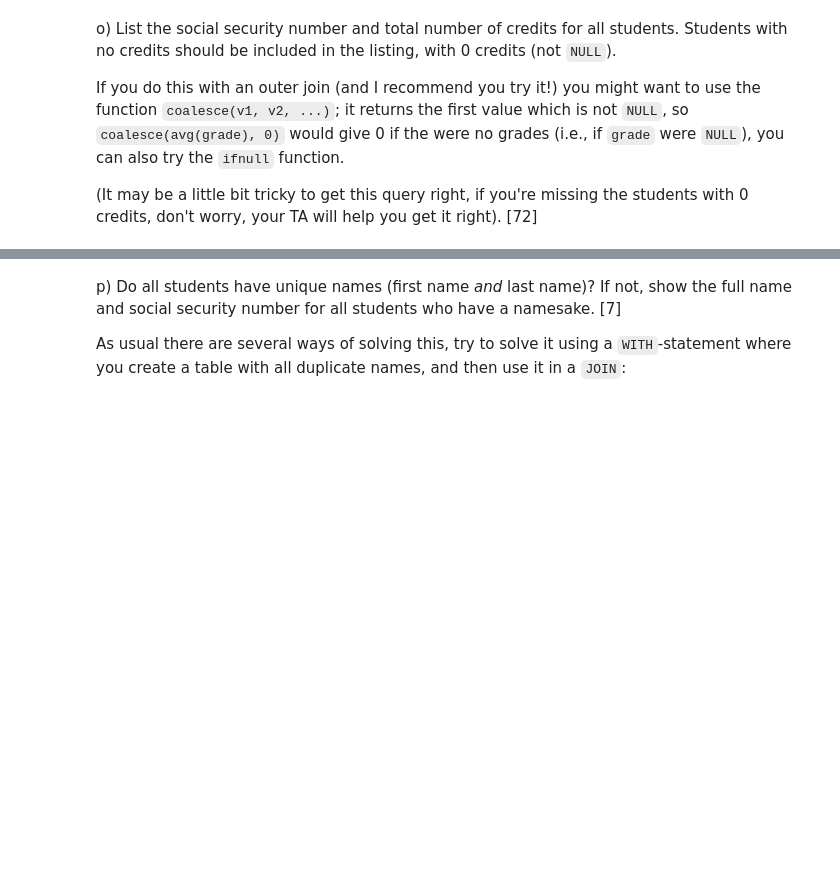
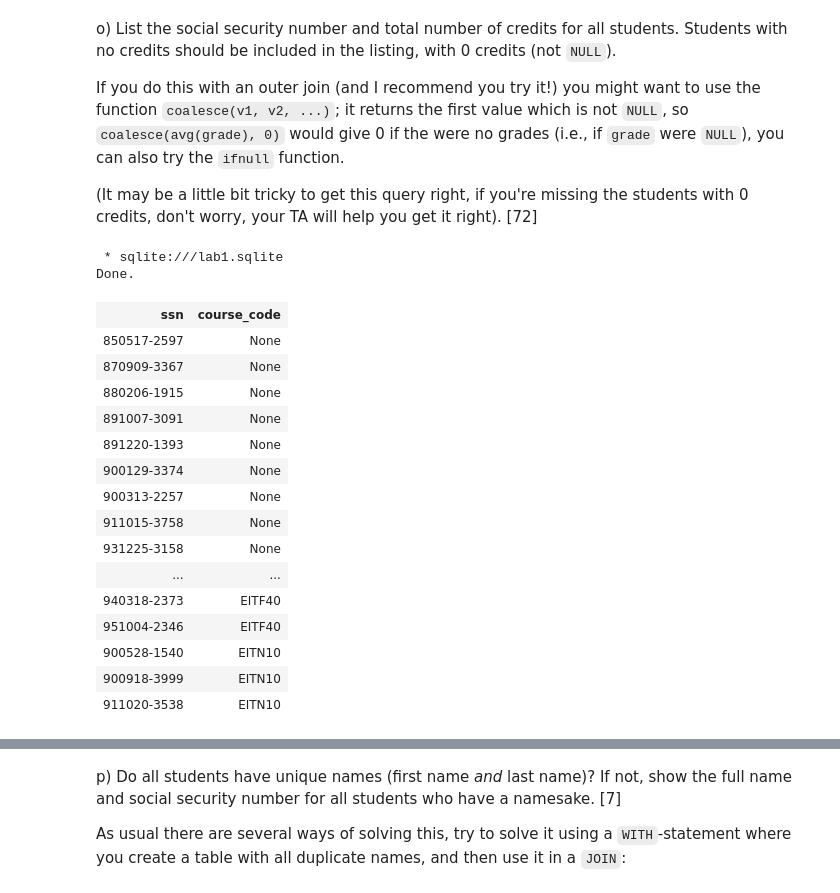
Before and after one commit to MarcusBegic/databas, a Jupyter notebook: lab1/lab1.ipynb, the cells around one changed output, grey strips where cells are left out. Drawn from its saved outputs; the diff is of its cells as text; code cells hidden in the pictures; blank space fills up the shorter version.

```diff
--- a/lab1/lab1.ipynb
+++ b/lab1/lab1.ipynb
@@ -625,5 +655,46 @@ o) List the social security number and total number of
    (It may be a little bit tricky to get this query right,
    if you're missing the students with 0 credits, don't
    worry, your TA will help you get it right). [72]
+# %%
+%%sql
+WITH
+    ssn_and_course_codes AS (
+        SELECT S.ssn, IFNULL(course_code, NULL) as course_code
+        FROM students as S
+        LEFT OUTER JOIN taken_courses as T
+        ON S.ssn = T.ssn
+        ORDER BY course_code
+    ),
+
+    credit_of_students AS (
+        SELECT ssn, coalesce(SUM(credits), 0) as total
+        FROM courses
+        INNER JOIN ssn_and_course_codes
+        USING (course_code)
+        GROUP BY ssn
+        ORDER BY total
+    )
+
+SELECT *
+FROM ssn_and_course_codes
+# %% [output]
+ * sqlite:///lab1.sqlite
+Done.
+| ssn | course_code |
+| 850517-2597 | None |
+| 870909-3367 | None |
+| 880206-1915 | None |
+| 891007-3091 | None |
+| 891220-1393 | None |
+| 900129-3374 | None |
+| 900313-2257 | None |
+| 911015-3758 | None |
+| 931225-3158 | None |
+| ... | ... |
+| 940318-2373 | EITF40 |
+| 951004-2346 | EITF40 |
+| 900528-1540 | EITN10 |
+| 900918-3999 | EITN10 |
+| 911020-3538 | EITN10 |
 # %%
 %%sql
```
Also changed, not shown: parts of 5 cells of this notebook, 1 other file.
